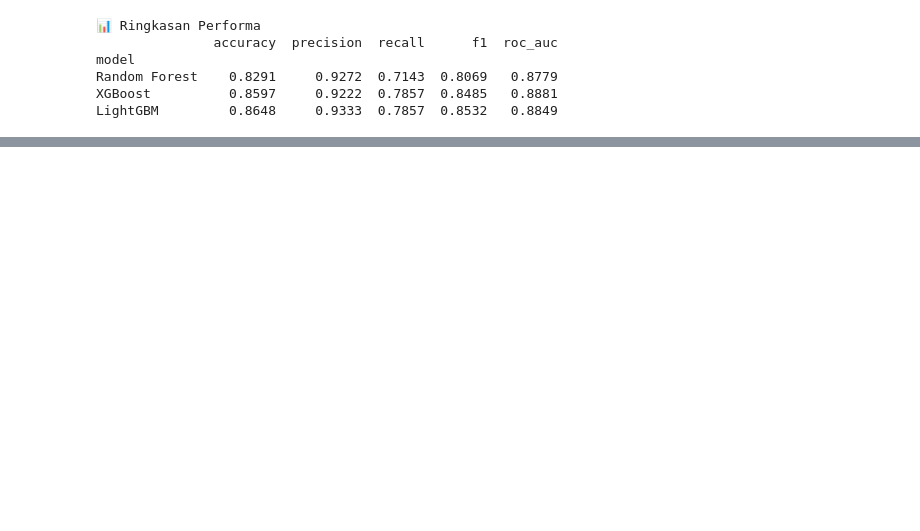
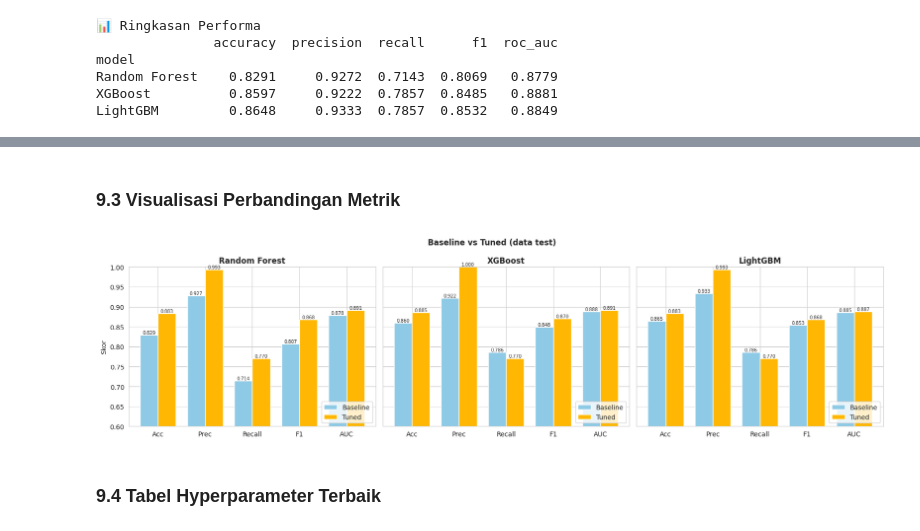
Before and after one commit to danishsuryarirta-create/Tugas_Akhir, a Jupyter notebook: Osteoporosis_TA.ipynb, the cells around one changed output, grey strips where cells are left out. Cells and saved outputs as stored; diff of their text form; code cells hidden in the pictures; blank space fills up the shorter version.

```diff
--- a/Osteoporosis_TA.ipynb
+++ b/Osteoporosis_TA.ipynb
@@ -616,0 +857,15 @@ LightGBM         0.8648     0.9333  0.7857  0.8532   0.8849
+# %%
+metrik = ['accuracy', 'precision', 'recall', 'f1', 'roc_auc']
+pasangan = [("Random Forest", res_rf_base,   res_rf_tuned),
+            ("XGBoost",       res_xgb_base,  res_xgb_tuned),
+            ("LightGBM",      res_lgbm_base, res_lgbm_tuned)]
+
+baris = []
+for nama, b, t in pasangan:
+    baris.append({"algoritma": nama, "tahap": "Baseline", **{m: b[m] for m in metrik}})
+    baris.append({"algoritma": nama, "tahap": "Tuned",    **{m: t[m] for m in metrik}})
+    baris.append({"algoritma": nama, "tahap": "Selisih",  **{m: t[m] - b[m] for m in metrik}})
+
+perbandingan = pd.DataFrame(baris).set_index(["algoritma", "tahap"])
+print('📊 Perbandingan Baseline vs Tuned (Selisih = Tuned - Baseline)')
+display(perbandingan.round(4))
@@ -616,0 +885,28 @@ LightGBM         0.8648     0.9333  0.7857  0.8532   0.8849
+# %% [markdown]
+### 9.3 Visualisasi Perbandingan Metrik
+# %%
+fig, axes = plt.subplots(1, 3, figsize=(17, 4.5), sharey=True)
+lebar = 0.38
+x = np.arange(len(metrik))
+
+for ax, (nama, b, t) in zip(axes, pasangan):
+    r1 = ax.bar(x - lebar/2, [b[m] for m in metrik], lebar, label="Baseline", color="#8ecae6")
+    r2 = ax.bar(x + lebar/2, [t[m] for m in metrik], lebar, label="Tuned",    color="#ffb703")
+    for rect in list(r1) + list(r2):
+        ax.annotate(f"{rect.get_height():.3f}",
+                    (rect.get_x() + rect.get_width()/2, rect.get_height()),
+                    ha="center", va="bottom", fontsize=7)
+    ax.set_title(nama, fontweight="bold")
+    ax.set_xticks(x)
+    ax.set_xticklabels(["Acc", "Prec", "Recall", "F1", "AUC"])
+    ax.set_ylim(0.6, 1.0)
+    ax.legend(loc="lower right")
+
+axes[0].set_ylabel("Skor")
+plt.suptitle("Baseline vs Tuned (data test)", fontweight="bold")
+plt.tight_layout()
+plt.show()
+# %% [output]
+[figure, added]
+# %% [markdown]
+### 9.4 Tabel Hyperparameter Terbaik
```
Also changed, not shown: parts of 65 cells of this notebook.
